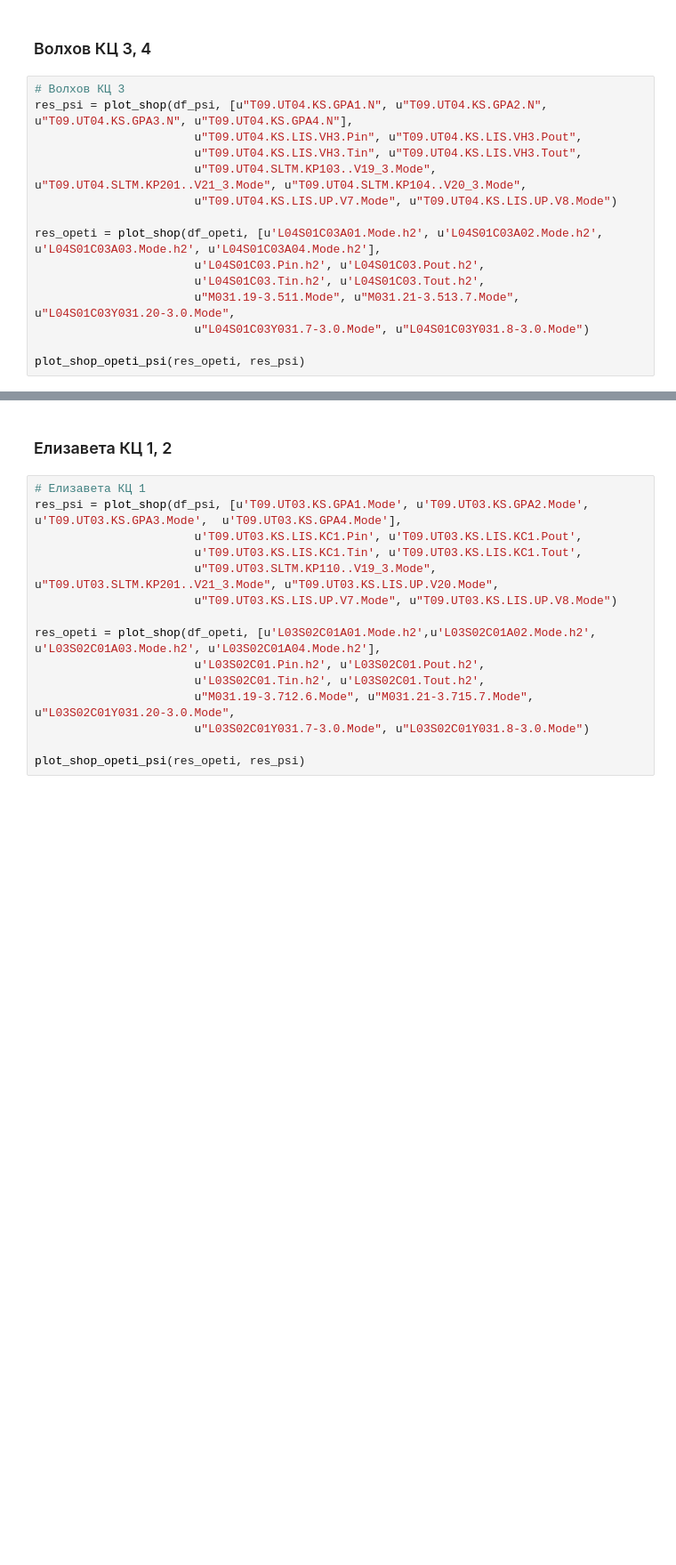
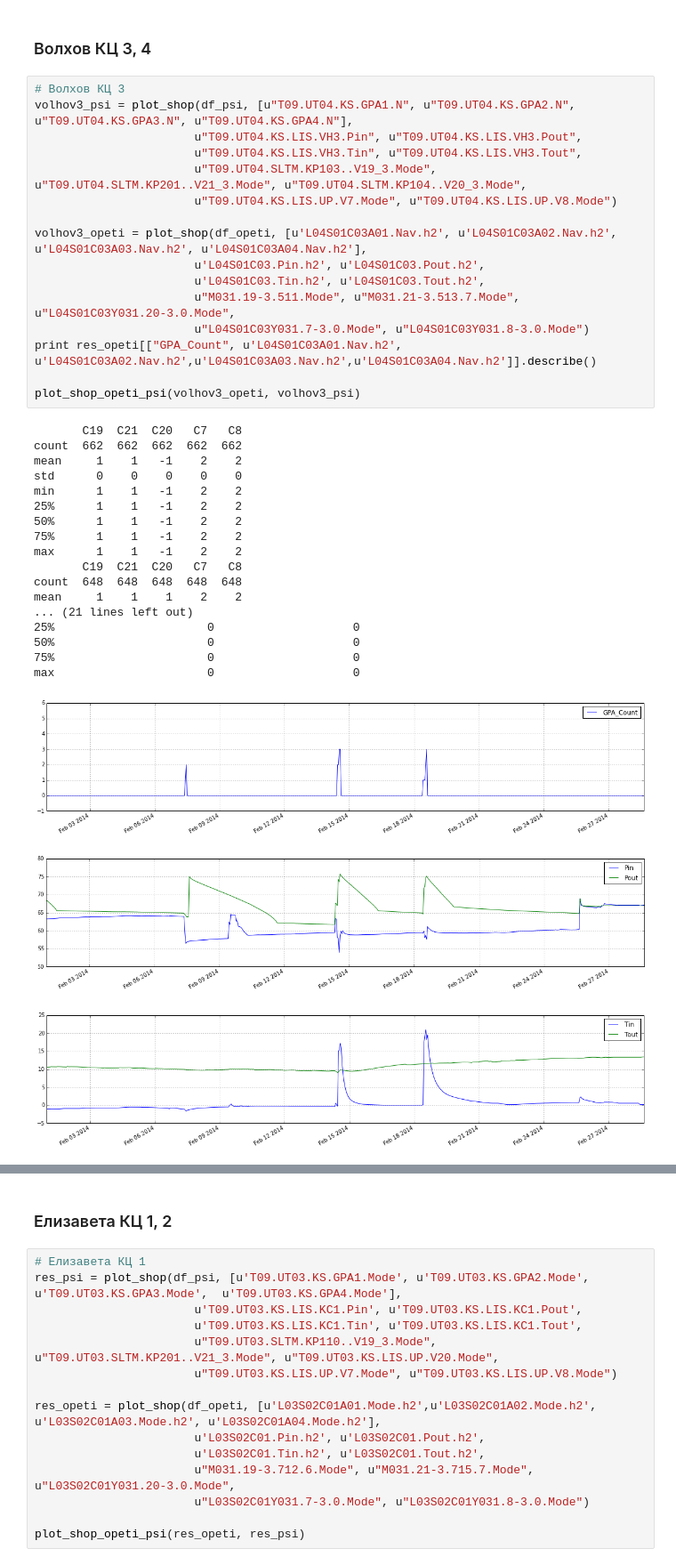
Before and after one commit to spajic/pandaseg, a Jupyter notebook: pandaseg.ipynb, the cells around one changed output, grey strips where cells are left out. Shown at 89% size. Drawn from its saved outputs; the diff is of its cells as text; blank space fills up the shorter version.

Commit message:
add combined plots of GPA_Count and Pin, Pout for Volhov 3,4

```diff
--- a/pandaseg.ipynb
+++ b/pandaseg.ipynb
@@ -346,16 +450,38 @@ print res_opeti.describe()
 ### Волхов КЦ 3, 4 ###
 # %%
 # Волхов КЦ 3
-res_psi = plot_shop(df_psi, [u"T09.UT04.KS.GPA1.N", u"T09.UT04.KS.GPA2.N", u"T09.UT04.KS.GPA3.N", u"T09.UT04.KS.GPA4.N"],
+volhov3_psi = plot_shop(df_psi, [u"T09.UT04.KS.GPA1.N", u"T09.UT04.KS.GPA2.N", u"T09.UT04.KS.GPA3.N", u"T09.UT04.KS.GPA4.N"],
                        u"T09.UT04.KS.LIS.VH3.Pin", u"T09.UT04.KS.LIS.VH3.Pout",
                        u"T09.UT04.KS.LIS.VH3.Tin", u"T09.UT04.KS.LIS.VH3.Tout",
                        u"T09.UT04.SLTM.KP103..V19_3.Mode", u"T09.UT04.SLTM.KP201..V21_3.Mode", u"T09.UT04.SLTM.KP104..V20_3.Mode",
                        u"T09.UT04.KS.LIS.UP.V7.Mode", u"T09.UT04.KS.LIS.UP.V8.Mode")
 
-res_opeti = plot_shop(df_opeti, [u'L04S01C03A01.Mode.h2', u'L04S01C03A02.Mode.h2', u'L04S01C03A03.Mode.h2', u'L04S01C03A04.Mode.h2'],
+volhov3_opeti = plot_shop(df_opeti, [u'L04S01C03A01.Nav.h2', u'L04S01C03A02.Nav.h2', u'L04S01C03A03.Nav.h2', u'L04S01C03A04.Nav.h2'],
                        u'L04S01C03.Pin.h2', u'L04S01C03.Pout.h2',
                        u'L04S01C03.Tin.h2', u'L04S01C03.Tout.h2',
                        u"M031.19-3.511.Mode", u"M031.21-3.513.7.Mode", u"L04S01C03Y031.20-3.0.Mode",
                        u"L04S01C03Y031.7-3.0.Mode", u"L04S01C03Y031.8-3.0.Mode")
+print res_opeti[["GPA_Count", u'L04S01C03A01.Nav.h2', u'L04S01C03A02.Nav.h2',u'L04S01C03A03.Nav.h2',u'L04S01C03A04.Nav.h2']].describe()
 
-plot_shop_opeti_psi(res_opeti, res_psi)
+plot_shop_opeti_psi(volhov3_opeti, volhov3_psi)
+# %% [output]
+       C19  C21  C20   C7   C8
+count  662  662  662  662  662
+mean     1    1   -1    2    2
+std      0    0    0    0    0
+min      1    1   -1    2    2
+25%      1    1   -1    2    2
+50%      1    1   -1    2    2
+75%      1    1   -1    2    2
+max      1    1   -1    2    2
+       C19  C21  C20   C7   C8
+count  648  648  648  648  648
+mean     1    1    1    2    2
+... (21 lines left out)
+25%                      0                    0
+50%                      0                    0
+75%                      0                    0
+max                      0                    0
+[figure, added]
+[figure, added]
+[figure, added]
```
Also changed, not shown: parts of 17 cells of this notebook.
